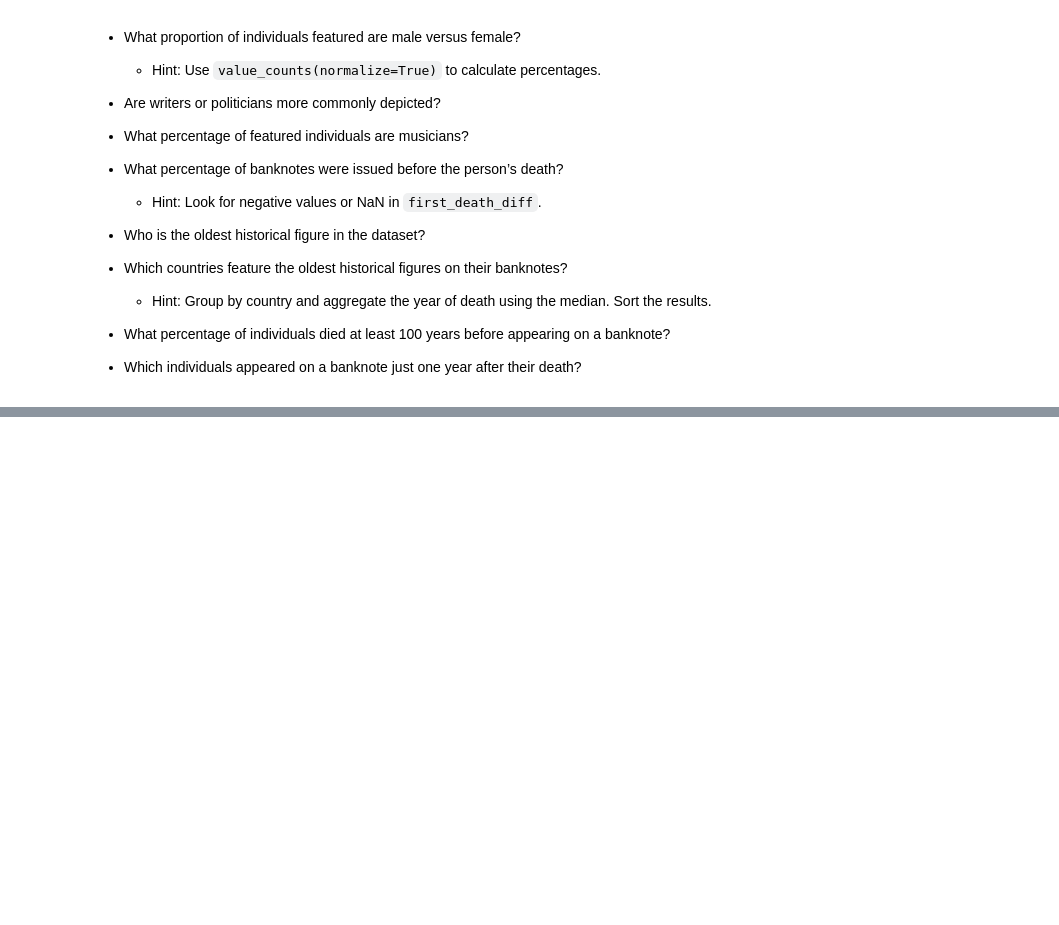
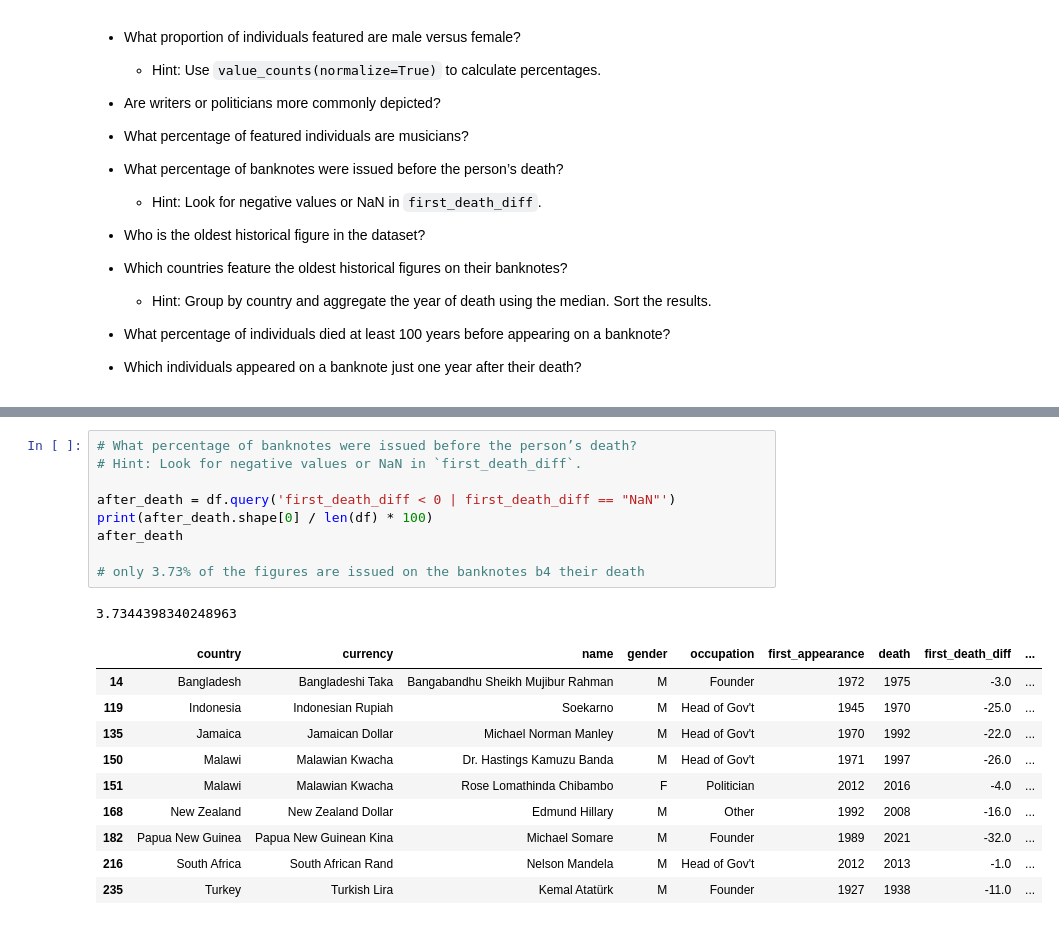
Before and after one commit to nguyuling/DS-Essentials-with-Python, a Jupyter notebook: people-on-banknotes-project/people-on-banknotes.ipynb, the cells around one changed output, grey strips where cells are left out. Drawn from its saved outputs; the diff is of its cells as text; blank space fills up the shorter version.

```diff
--- a/people-on-banknotes-project/people-on-banknotes.ipynb
+++ b/people-on-banknotes-project/people-on-banknotes.ipynb
@@ -81,0 +136,21 @@ df
+# %%
+# What percentage of banknotes were issued before the person’s death?
+# Hint: Look for negative values or NaN in `first_death_diff`.
+
+after_death = df.query('first_death_diff < 0 | first_death_diff == "NaN"')
+print(after_death.shape[0] / len(df) * 100)
+after_death
+
+# only 3.73% of the figures are issued on the banknotes b4 their death
+# %% [output]
+3.7344398340248963
+|  | country | currency | name | gender | occupation | first_appearance | death | first_death_diff | ... |
+| 14 | Bangladesh | Bangladeshi Taka | Bangabandhu Sheikh Mujibur Rahman | M | Founder | 1972 | 1975 | -3.0 | ... |
+| 119 | Indonesia | Indonesian Rupiah | Soekarno | M | Head of Gov't | 1945 | 1970 | -25.0 | ... |
+| 135 | Jamaica | Jamaican Dollar | Michael Norman Manley | M | Head of Gov't | 1970 | 1992 | -22.0 | ... |
+| 150 | Malawi | Malawian Kwacha | Dr. Hastings Kamuzu Banda | M | Head of Gov't | 1971 | 1997 | -26.0 | ... |
+| 151 | Malawi | Malawian Kwacha | Rose Lomathinda Chibambo | F | Politician | 2012 | 2016 | -4.0 | ... |
+| 168 | New Zealand | New Zealand Dollar | Edmund Hillary | M | Other | 1992 | 2008 | -16.0 | ... |
+| 182 | Papua New Guinea | Papua New Guinean Kina | Michael Somare | M | Founder | 1989 | 2021 | -32.0 | ... |
+| 216 | South Africa | South African Rand | Nelson Mandela | M | Head of Gov't | 2012 | 2013 | -1.0 | ... |
+| 235 | Turkey | Turkish Lira | Kemal Atatürk | M | Founder | 1927 | 1938 | -11.0 | ... |
```
Also changed, not shown: parts of 8 cells of this notebook.
